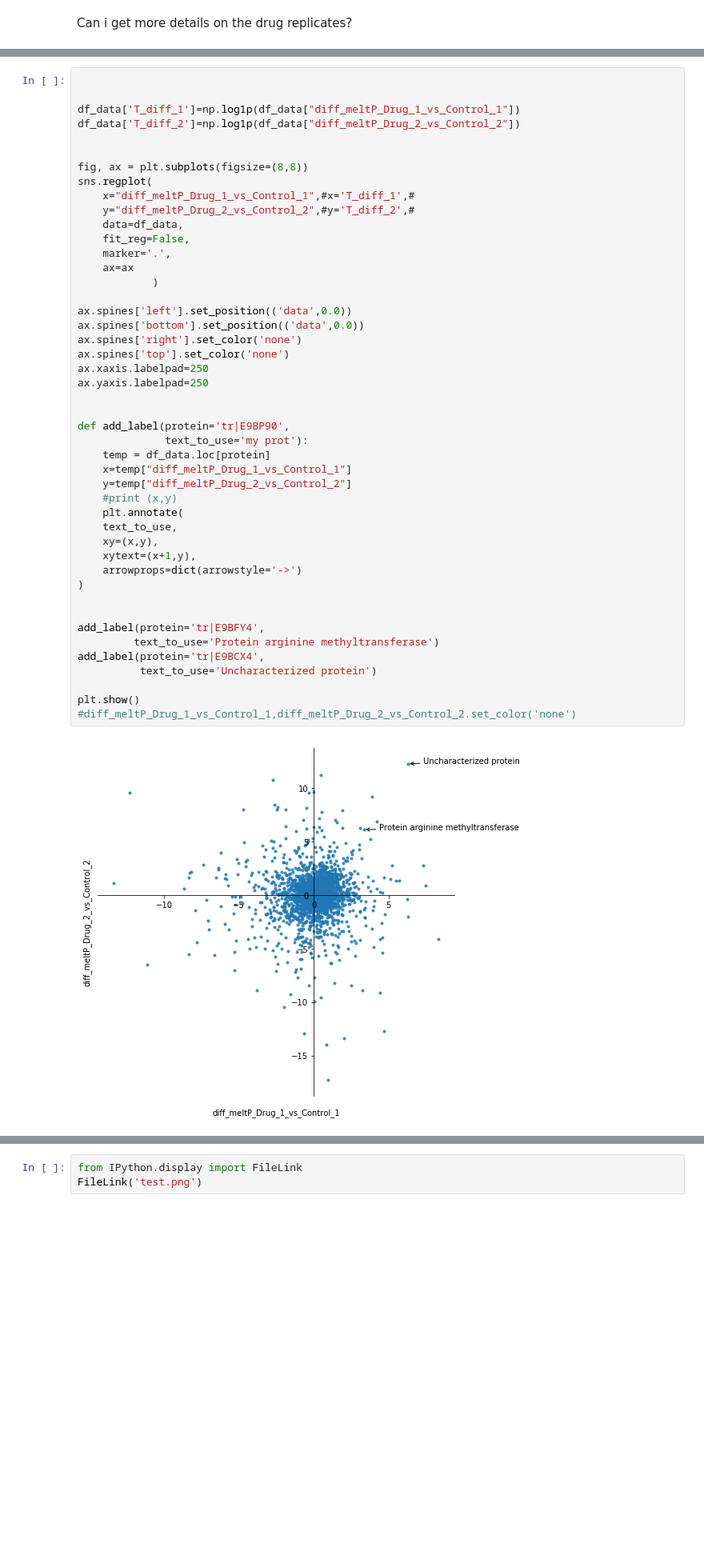
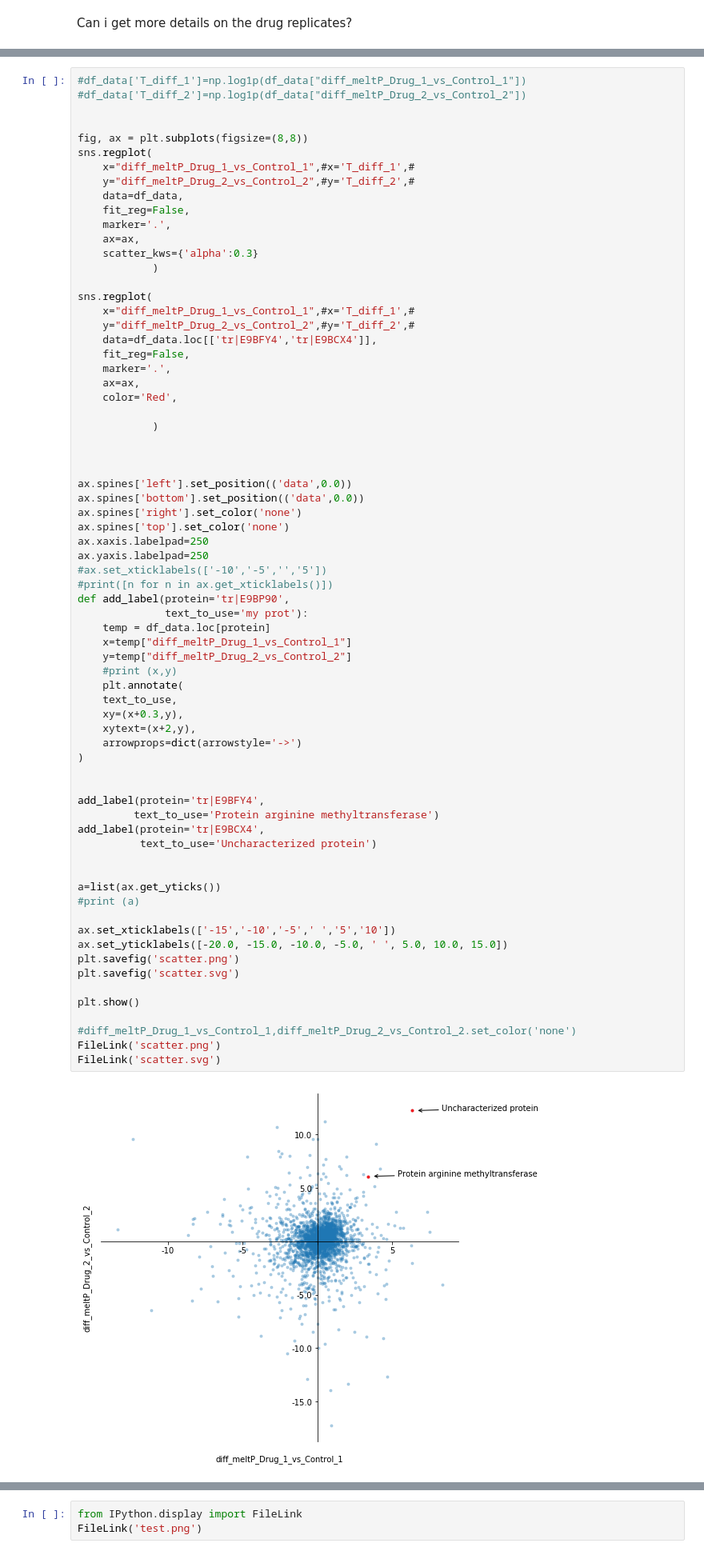
Before and after one commit to mtinti/tpp_visualization, a Jupyter notebook: visualize_protein.ipynb, the cells around one changed output, grey strips where cells are left out. Shown at 80% size. Drawn from its saved outputs; the diff is of its cells as text; blank space fills up the shorter version.

```diff
--- a/visualize_protein.ipynb
+++ b/visualize_protein.ipynb
@@ -77,10 +78,8 @@ sns.jointplot(x="meltPoint_Drug_1",
 [figure]
 [figure]
 # %%
-
-
-df_data['T_diff_1']=np.log1p(df_data["diff_meltP_Drug_1_vs_Control_1"])
-df_data['T_diff_2']=np.log1p(df_data["diff_meltP_Drug_2_vs_Control_2"])
+#df_data['T_diff_1']=np.log1p(df_data["diff_meltP_Drug_1_vs_Control_1"])
+#df_data['T_diff_2']=np.log1p(df_data["diff_meltP_Drug_2_vs_Control_2"])
 
 
 fig, ax = plt.subplots(figsize=(8,8))
@@ -90,37 +89,63 @@ sns.regplot(
     data=df_data,
     fit_reg=False,
     marker='.',
-    ax=ax
+    ax=ax,
+    scatter_kws={'alpha':0.3}
             )
+
+sns.regplot(
+    x="diff_meltP_Drug_1_vs_Control_1",#x='T_diff_1',#
+    y="diff_meltP_Drug_2_vs_Control_2",#y='T_diff_2',#
+    data=df_data.loc[['tr|E9BFY4','tr|E9BCX4']],
+    fit_reg=False,
+    marker='.',
+    ax=ax,
+    color='Red',
+
+            )
+
+
 
 ax.spines['left'].set_position(('data',0.0))
 ax.spines['bottom'].set_position(('data',0.0))
 ax.spines['right'].set_color('none')
 ax.spines['top'].set_color('none')
 ax.xaxis.labelpad=250
 ax.yaxis.labelpad=250
-
-
+#ax.set_xticklabels(['-10','-5','','5'])
+#print([n for n in ax.get_xticklabels()])
 def add_label(protein='tr|E9BP90',
               text_to_use='my prot'):
     temp = df_data.loc[protein]
     x=temp["diff_meltP_Drug_1_vs_Control_1"]
     y=temp["diff_meltP_Drug_2_vs_Control_2"]
     #print (x,y)
     plt.annotate(
     text_to_use,
-    xy=(x,y),
-    xytext=(x+1,y),
+    xy=(x+0.3,y),
+    xytext=(x+2,y),
     arrowprops=dict(arrowstyle='->')
 )
 
 
 add_label(protein='tr|E9BFY4',
          text_to_use='Protein arginine methyltransferase')
 add_label(protein='tr|E9BCX4',
           text_to_use='Uncharacterized protein')
 
+
+a=list(ax.get_yticks())
+#print (a)
+
+ax.set_xticklabels(['-15','-10','-5',' ','5','10'])
+ax.set_yticklabels([-20.0, -15.0, -10.0, -5.0, ' ', 5.0, 10.0, 15.0])
+plt.savefig('scatter.png')
+plt.savefig('scatter.svg')
+
 plt.show()
+
 #diff_meltP_Drug_1_vs_Control_1,diff_meltP_Drug_2_vs_Control_2.set_color('none')
+FileLink('scatter.png')
+FileLink('scatter.svg')
 # %% [output]
-[figure, old version]
+[figure, new version]
```
Also changed, not shown: parts of 2 cells of this notebook, 1 other file.
